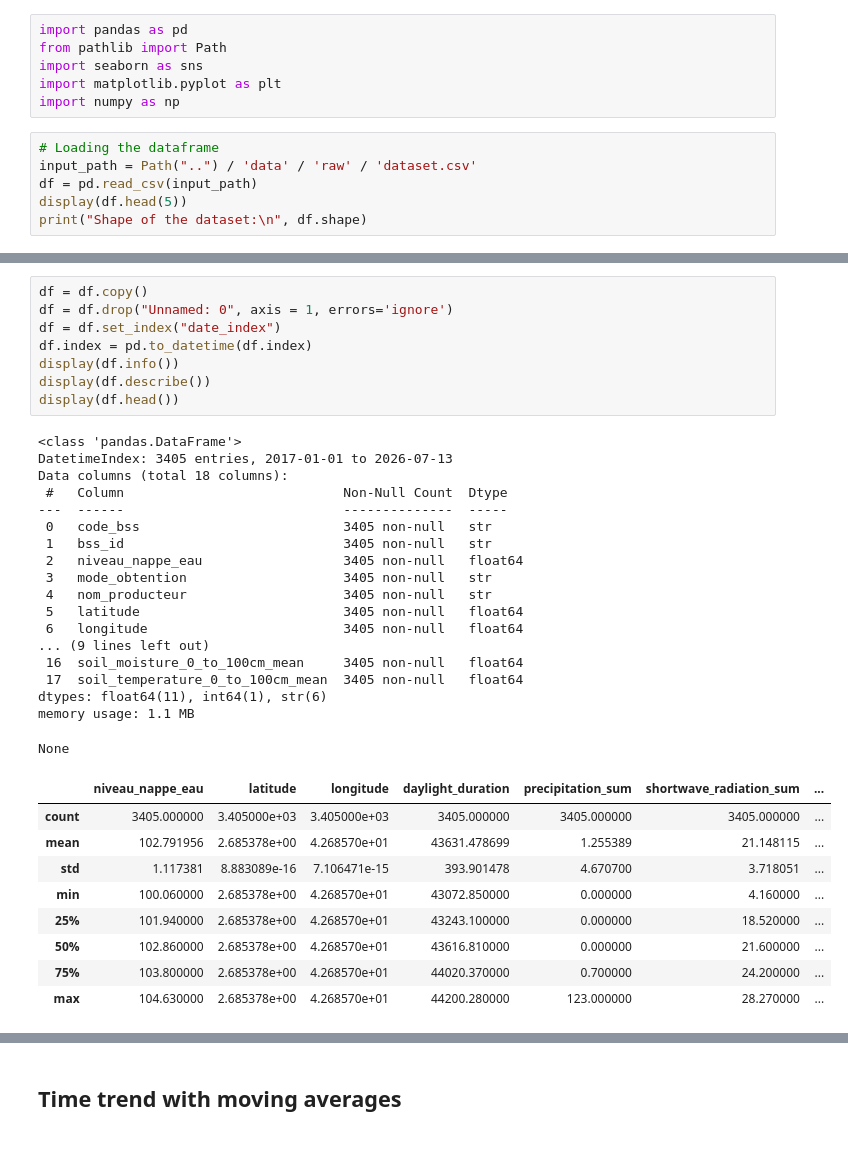
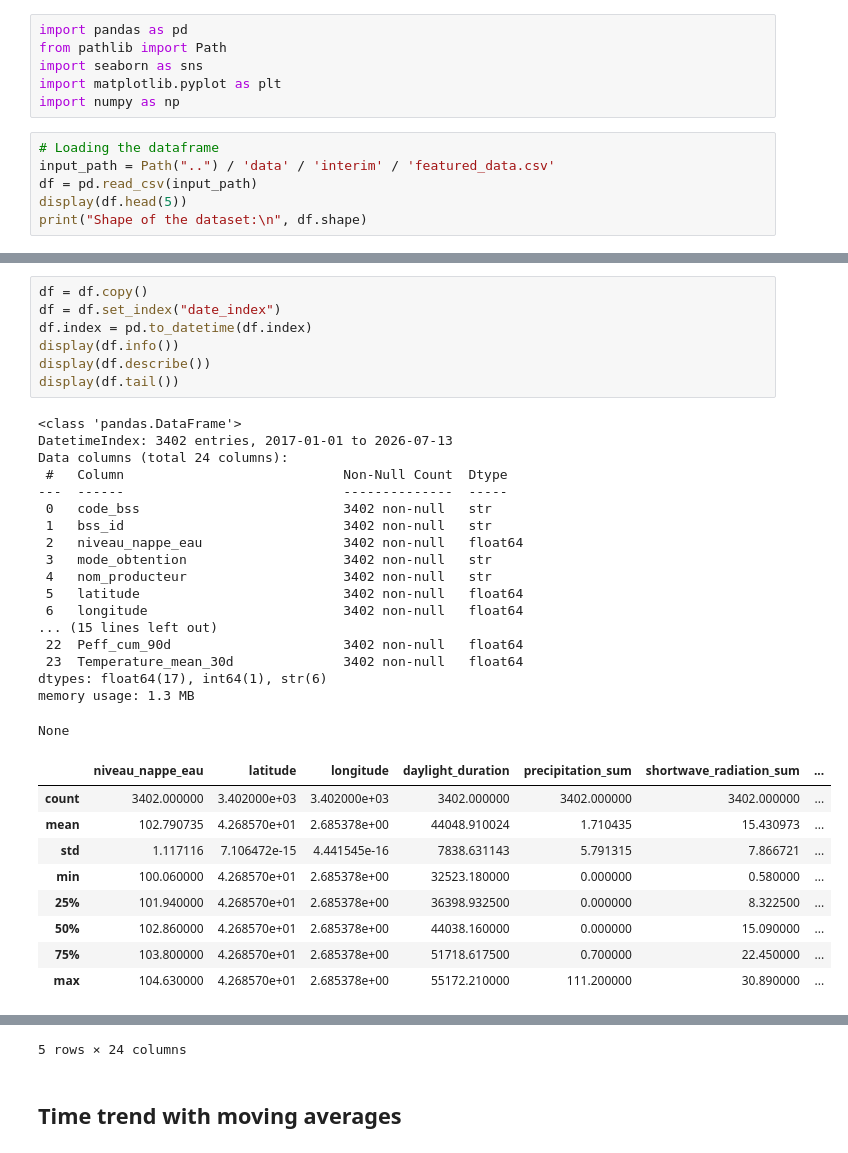
Before and after one commit to lauradmch/NappeCast-forecasting, a Jupyter notebook: notebooks/temporal_analysis.ipynb, the cells around one changed output, grey strips where cells are left out. Drawn from its saved outputs; the diff is of its cells as text.

```diff
--- a/notebooks/temporal_analysis.ipynb
+++ b/notebooks/temporal_analysis.ipynb
@@ -6,7 +6,7 @@ import matplotlib.pyplot as plt
 import numpy as np
 # %%
 # Loading the dataframe
-input_path = Path("..") / 'data' / 'raw' / 'dataset.csv'
+input_path = Path("..") / 'data' / 'interim' / 'featured_data.csv'
 df = pd.read_csv(input_path)
 display(df.head(5))
 print("Shape of the dataset:\n", df.shape)
@@ -22,38 +23,37 @@ Shape of the dataset:
 # %%
 df = df.copy()
-df = df.drop("Unnamed: 0", axis = 1, errors='ignore')
 df = df.set_index("date_index")
 df.index = pd.to_datetime(df.index)
 display(df.info())
 display(df.describe())
-display(df.head())
+display(df.tail())
 # %% [output]
 <class 'pandas.DataFrame'>
-DatetimeIndex: 3405 entries, 2017-01-01 to 2026-07-13
-Data columns (total 18 columns):
+DatetimeIndex: 3402 entries, 2017-01-01 to 2026-07-13
+Data columns (total 24 columns):
  #   Column                            Non-Null Count  Dtype
 ---  ------                            --------------  -----
- 0   code_bss                          3405 non-null   str
- 1   bss_id                            3405 non-null   str
- 2   niveau_nappe_eau                  3405 non-null   float64
- 3   mode_obtention                    3405 non-null   str
- 4   nom_producteur                    3405 non-null   str
- 5   latitude                          3405 non-null   float64
- 6   longitude                         3405 non-null   float64
-... (9 lines left out)
- 16  soil_moisture_0_to_100cm_mean     3405 non-null   float64
- 17  soil_temperature_0_to_100cm_mean  3405 non-null   float64
-dtypes: float64(11), int64(1), str(6)
-memory usage: 1.1 MB
+ 0   code_bss                          3402 non-null   str
+ 1   bss_id                            3402 non-null   str
+ 2   niveau_nappe_eau                  3402 non-null   float64
+ 3   mode_obtention                    3402 non-null   str
+ 4   nom_producteur                    3402 non-null   str
+ 5   latitude                          3402 non-null   float64
+ 6   longitude                         3402 non-null   float64
+... (15 lines left out)
+ 22  Peff_cum_90d                      3402 non-null   float64
+ 23  Temperature_mean_30d              3402 non-null   float64
+dtypes: float64(17), int64(1), str(6)
+memory usage: 1.3 MB
 None
 |  | niveau_nappe_eau | latitude | longitude | daylight_duration | precipitation_sum | shortwave_radiation_sum | ... |
-| count | 3405.000000 | 3.405000e+03 | 3.405000e+03 | 3405.000000 | 3405.000000 | 3405.000000 | ... |
-| mean | 102.791956 | 2.685378e+00 | 4.268570e+01 | 43631.478699 | 1.255389 | 21.148115 | ... |
-| std | 1.117381 | 8.883089e-16 | 7.106471e-15 | 393.901478 | 4.670700 | 3.718051 | ... |
-| min | 100.060000 | 2.685378e+00 | 4.268570e+01 | 43072.850000 | 0.000000 | 4.160000 | ... |
-| 25% | 101.940000 | 2.685378e+00 | 4.268570e+01 | 43243.100000 | 0.000000 | 18.520000 | ... |
-| 50% | 102.860000 | 2.685378e+00 | 4.268570e+01 | 43616.810000 | 0.000000 | 21.600000 | ... |
-| 75% | 103.800000 | 2.685378e+00 | 4.268570e+01 | 44020.370000 | 0.700000 | 24.200000 | ... |
-| max | 104.630000 | 2.685378e+00 | 4.268570e+01 | 44200.280000 | 123.000000 | 28.270000 | ... |
+| count | 3402.000000 | 3.402000e+03 | 3.402000e+03 | 3402.000000 | 3402.000000 | 3402.000000 | ... |
+| mean | 102.790735 | 4.268570e+01 | 2.685378e+00 | 44048.910024 | 1.710435 | 15.430973 | ... |
+| std | 1.117116 | 7.106472e-15 | 4.441545e-16 | 7838.631143 | 5.791315 | 7.866721 | ... |
+| min | 100.060000 | 4.268570e+01 | 2.685378e+00 | 32523.180000 | 0.000000 | 0.580000 | ... |
+| 25% | 101.940000 | 4.268570e+01 | 2.685378e+00 | 36398.932500 | 0.000000 | 8.322500 | ... |
+| 50% | 102.860000 | 4.268570e+01 | 2.685378e+00 | 44038.160000 | 0.000000 | 15.090000 | ... |
+| 75% | 103.800000 | 4.268570e+01 | 2.685378e+00 | 51718.617500 | 0.700000 | 22.450000 | ... |
+| max | 104.630000 | 4.268570e+01 | 2.685378e+00 | 55172.210000 | 111.200000 | 30.890000 | ... |
 |  | code_bss | bss_id | niveau_nappe_eau | mode_obtention | nom_producteur | latitude | longitude | sunrise | ... |
 | date_index |  |  |  |  |  |  |  |  | ... |
@@ -65,3 +65,4 @@ None
+5 rows × 24 columns
 # %% [markdown]
 ## Time trend with moving averages
 # %%
```
Also changed, not shown: parts of 17 cells of this notebook.
